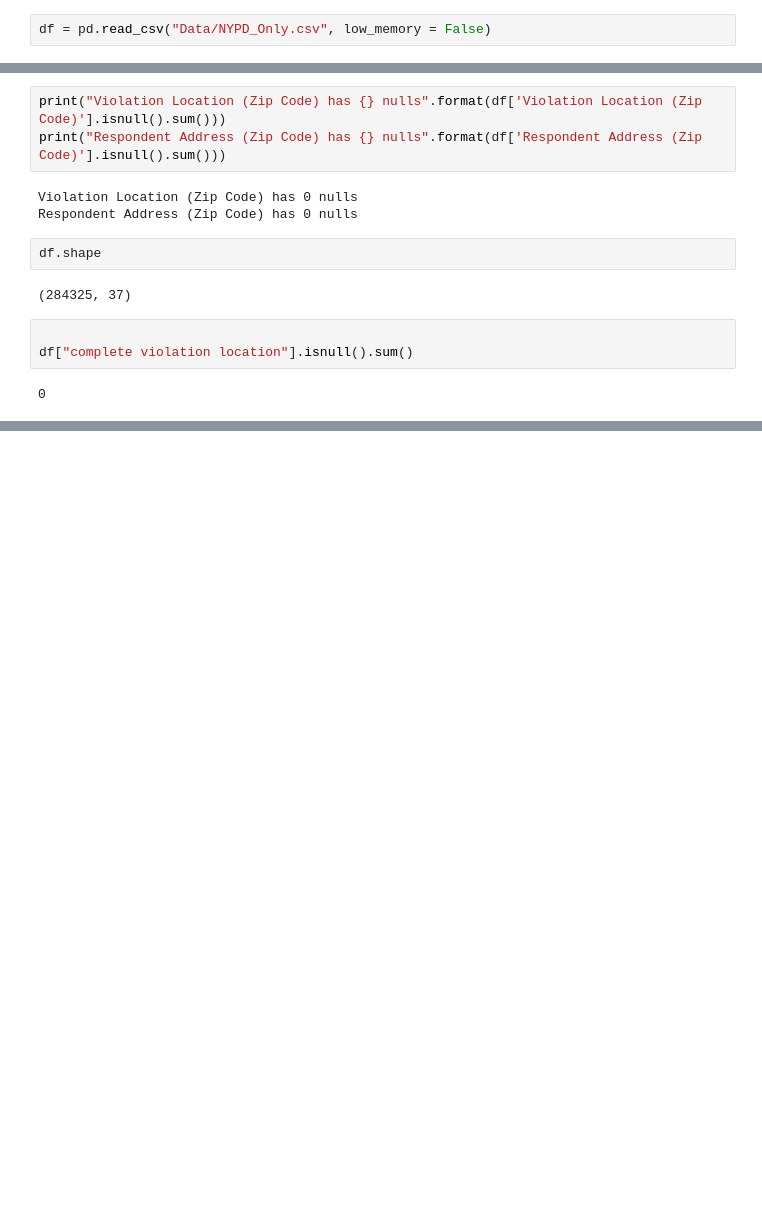
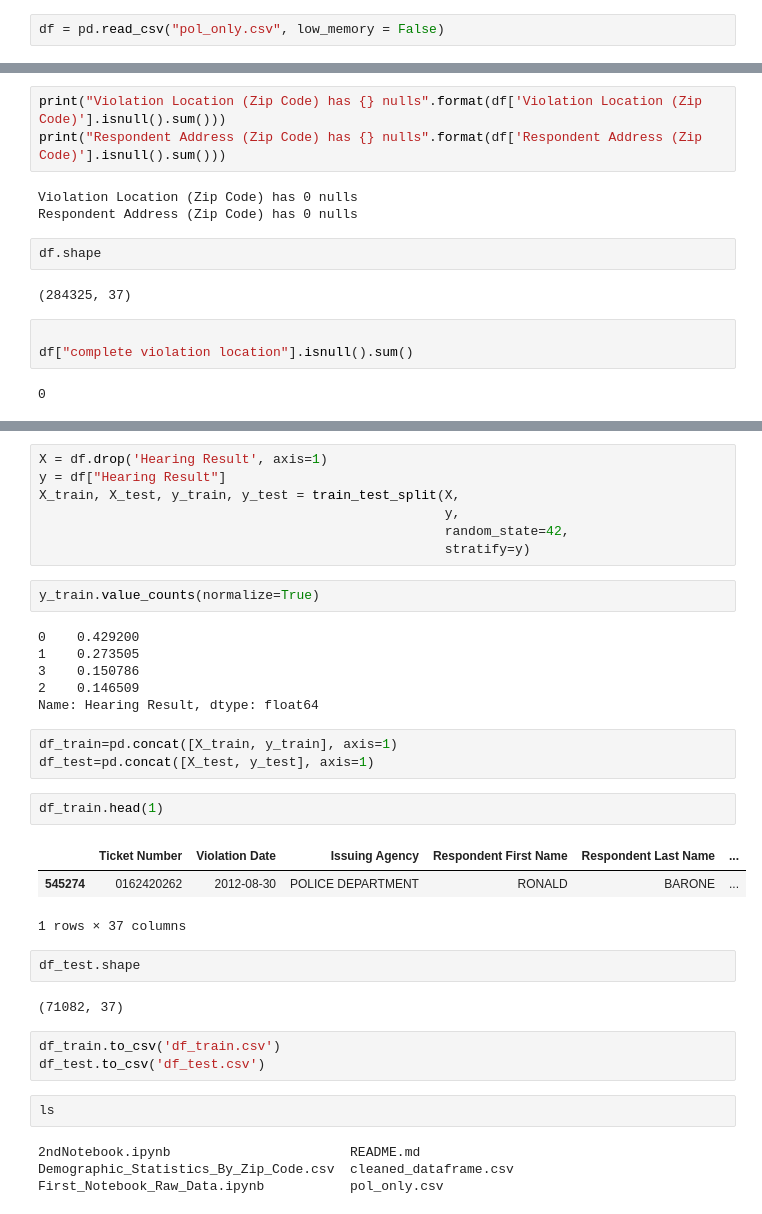
Before and after one commit to allisongao4015/oath_cases, a Jupyter notebook: First_Notebook_Raw_Data.ipynb, the cells around one changed output, grey strips where cells are left out. Drawn from its saved outputs; the diff is of its cells as text; blank space fills up the shorter version.

```diff
--- a/First_Notebook_Raw_Data.ipynb
+++ b/First_Notebook_Raw_Data.ipynb
@@ -3,5 +4,5 @@ import pandas as pd
 # %%
-df = pd.read_csv("Data/NYPD_Only.csv", low_memory = False)
+df = pd.read_csv("pol_only.csv", low_memory = False)
 # %%
 df.head(5)
 # %% [output]
@@ -223,0 +227,37 @@ df.to_csv('cleaned_dataframe.csv')
+# %%
+X = df.drop('Hearing Result', axis=1)
+y = df["Hearing Result"]
+X_train, X_test, y_train, y_test = train_test_split(X,
+                                                    y,
+                                                    random_state=42,
+                                                    stratify=y)
+# %%
+y_train.value_counts(normalize=True)
+# %% [output]
+0    0.429200
+1    0.273505
+3    0.150786
+2    0.146509
+Name: Hearing Result, dtype: float64
+# %%
+df_train=pd.concat([X_train, y_train], axis=1)
+df_test=pd.concat([X_test, y_test], axis=1)
+# %%
+df_train.head(1)
+# %% [output]
+|  | Ticket Number | Violation Date | Issuing Agency | Respondent First Name | Respondent Last Name | ... |
+| 545274 | 0162420262 | 2012-08-30 | POLICE DEPARTMENT | RONALD | BARONE | ... |
+1 rows × 37 columns
+# %%
+df_test.shape
+# %% [output]
+(71082, 37)
+# %%
+df_train.to_csv('df_train.csv')
+df_test.to_csv('df_test.csv')
+# %%
+ls
+# %% [output]
+2ndNotebook.ipynb                       README.md
+Demographic_Statistics_By_Zip_Code.csv  cleaned_dataframe.csv
+First_Notebook_Raw_Data.ipynb           pol_only.csv
```
Also changed, not shown: parts of 8 cells of this notebook.
